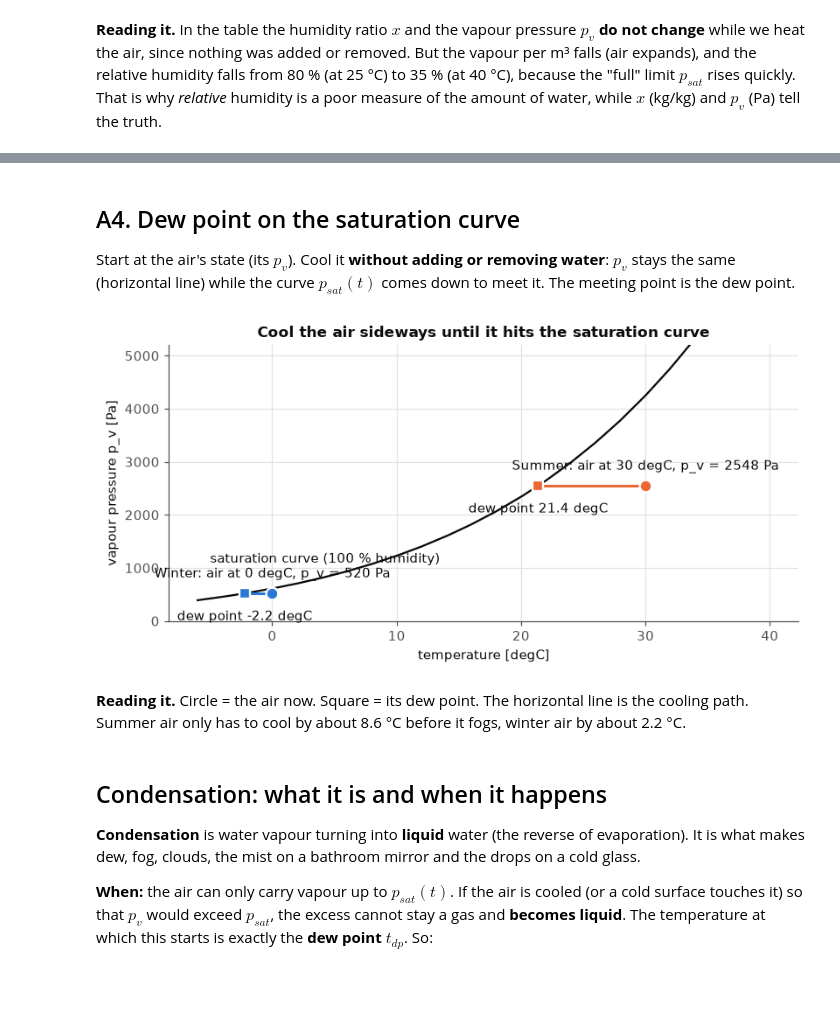
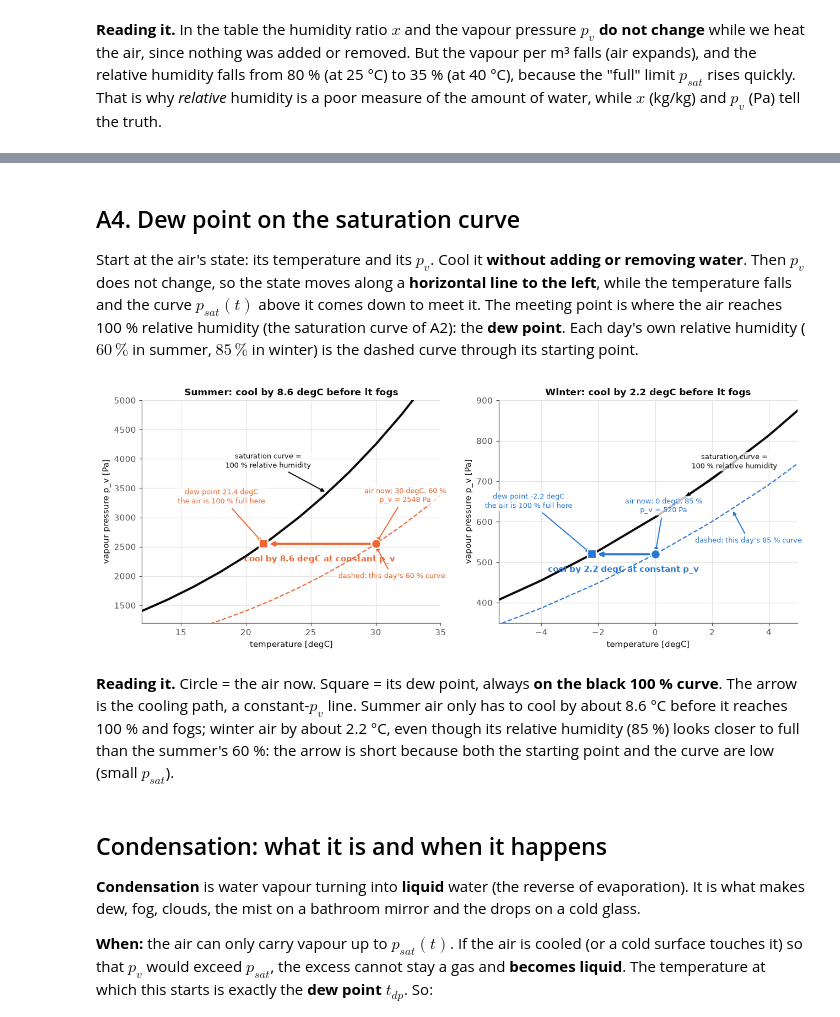
Before and after one commit to mariosakka/human-centric-ai-for-energy-management-labs, a Jupyter notebook: lab-2/explanation-notebooks/lab-2-plus-lecture-challenge/lab-2-in-depth.ipynb, the cells around one changed output, grey strips where cells are left out. Saved outputs shown, nothing was run; the diff lists cells and outputs as text; code cells hidden in the pictures; blank space fills up the shorter version.

Commit message:
Annotated correlation figures, 100 % humidity and air expansion explanations, acronyms, drop hand calculations
Co-Authored-By: Claude Sonnet 5.5 <noreply@anthropic.com>

```diff
--- a/lab-2/explanation-notebooks/lab-2-plus-lecture-challenge/lab-2-in-depth.ipynb
+++ b/lab-2/explanation-notebooks/lab-2-plus-lecture-challenge/lab-2-in-depth.ipynb
@@ -26,6 +45,20 @@ plt.rcParams.update({"axes.edgecolor": MUTED, "axes.labelcolor": INK, "xtick.col
                      "axes.grid": True, "grid.color": GRID, "grid.linewidth": 0.8, "axes.axisbelow": True,
                      "figure.dpi": 110, "font.size": 10, "axes.titlesize": 11, "axes.titleweight": "bold"})
 SUMMER, WINTER = ORANGE, BLUE      # fixed colours: orange = summer, blue = winter, in every chart
+
+from matplotlib.patches import Ellipse
+
+def ring(ax, x, y, size=24, color=INK):                      # circle around one point of interest
+    ax.plot(x, y, "o", ms=size, mfc="none", mec=color, mew=2, zorder=6, clip_on=False)
+
+def point(ax, xy, text, xytext, color=INK, ha="center"):     # text with an arrow pointing at xy
+    ax.annotate(text, xy, xytext=xytext, textcoords="offset points", color=color, fontsize=8.5, ha=ha, bbox=dict(fc="white", ec="none", alpha=0.75, pad=1),
+                arrowprops=dict(arrowstyle="-|>", color=color, lw=1.3, shrinkA=3, shrinkB=3), zorder=7)
+
+def blob(ax, xs, ys, color, padx, pady):                     # dashed oval around a group of points
+    xs, ys = np.asarray(xs, float), np.asarray(ys, float)
+    ax.add_patch(Ellipse(((xs.min() + xs.max()) / 2, (ys.min() + ys.max()) / 2), np.ptp(xs) * 1.45 + padx, np.ptp(ys) * 1.45 + pady,
+                         fill=False, ec=color, lw=2, ls="--", zorder=6))
 # %% [markdown]
 # Part A: Sheet 1, the moist-air (psychrometrics) challenge
 
@@ -212,25 +340,32 @@ x = rho_v/rho_a = 16.26 g/kg      formula 0.622*pv/(p-pv) = 16.26 g/kg   (same t
 # %% [markdown]
 ## A4. Dew point on the saturation curve
 
-Start at the air's state (its $p_v$). Cool it **without adding or removing water**: $p_v$ stays the same (horizontal line) while the curve $p_{sat}(t)$ comes down to meet it. The meeting point is the dew point.
+Start at the air's state: its temperature and its $p_v$. Cool it **without adding or removing water**. Then $p_v$ does not change, so the state moves along a **horizontal line to the left**, while the temperature falls and the curve $p_{sat}(t)$ above it comes down to meet it. The meeting point is where the air reaches 100 % relative humidity (the saturation curve of A2): the **dew point**. Each day's own relative humidity ($60\,\%$ in summer, $85\,\%$ in winter) is the dashed curve through its starting point.
 # %%
-fig, ax = plt.subplots(figsize=(7.5, 3.8))
-ax.plot(tt, p_sat(tt), color=INK, lw=1.5)
-ax.text(-5, 1100, "saturation curve (100 % humidity)", color=INK)
-for name, (t, phi), col in (("Summer", cases["Summer day"], SUMMER), ("Winter", cases["Winter day"], WINTER)):
-    pv = phi * p_sat(t); tdp = t_sat(pv)
-    ax.plot([tdp, t], [pv, pv], color=col, lw=2)                      # cooling at constant p_v
-    ax.plot(t, pv, "o", color=col, ms=9, mec="white", mew=1.5)         # current state
-    ax.plot(tdp, pv, "s", color=col, ms=8, mec="white", mew=1.5)       # dew point
-    ax.annotate(f"{name}: air at {t} degC, p_v = {pv:.0f} Pa", (t, pv), xytext=(0, 12), textcoords="offset points", ha="center", color=INK)
-    ax.annotate(f"dew point {tdp:.1f} degC", (tdp, pv), xytext=(0, -20), textcoords="offset points", ha="center", color=INK)
-ax.set_xlabel("temperature [degC]"); ax.set_ylabel("vapour pressure p_v [Pa]"); ax.set_ylim(0, 5200)
-ax.set_title("Cool the air sideways until it hits the saturation curve")
+fig, axs = plt.subplots(1, 2, figsize=(12, 4.6))
+zoom = {"Summer": ((12, 35), (1200, 5000), (-50, 48), (-70, 30)), "Winter": ((-5.5, 5), (350, 900), (-75, 55), (60, 35))}
+for ax, (name, (t, phi)), col in zip(axs, (("Summer", cases["Summer day"]), ("Winter", cases["Winter day"])), (SUMMER, WINTER)):
+    (x0, x1), (y0, y1), off_dp, off_curve = zoom[name]
+    pv = phi * p_sat(t); tdp = float(t_sat(pv))
+    ax.plot(tt, p_sat(tt), color=INK, lw=2.6)
+    ax.plot(tt, phi * p_sat(tt), color=col, lw=1.4, ls="--")                                     # curve of constant relative humidity
+    ax.annotate("", (tdp, pv), (t, pv), arrowprops=dict(arrowstyle="-|>", color=col, lw=2.6, shrinkA=7, shrinkB=7))   # cooling at constant p_v
+    ax.plot(t, pv, "o", color=col, ms=11, mec="white", mew=1.5, zorder=8)                        # current state
+    ax.plot(tdp, pv, "s", color=col, ms=10, mec="white", mew=1.5, zorder=8)                      # dew point, on the 100 % curve
+    ax.text((t + tdp) / 2, pv - 0.05 * (y1 - y0), f"cool by {t - tdp:.1f} degC at constant p_v", ha="center", va="top", color=col, fontweight="bold")
+    point(ax, (t, pv), f"air now: {t} degC, {phi*100:.0f} %\np_v = {pv:.0f} Pa", (35 if name == "Summer" else 10, 50), color=col)
+    point(ax, (tdp, pv), f"dew point {tdp:.1f} degC\nthe air is 100 % full here", off_dp, color=col)
+    xc = x0 + 0.62 * (x1 - x0)
+    point(ax, (xc, float(p_sat(xc))), "saturation curve =\n100 % relative humidity", off_curve, color=INK)
+    xd = x0 + 0.78 * (x1 - x0)
+    point(ax, (xd, phi * float(p_sat(xd))), f"dashed: this day's {phi*100:.0f} % curve", (20, -40), color=col)
+    ax.set_xlim(x0, x1); ax.set_ylim(y0, y1); ax.set_xlabel("temperature [degC]"); ax.set_ylabel("vapour pressure p_v [Pa]")
+    ax.set_title(f"{name}: cool by {t - tdp:.1f} degC before it fogs")
 plt.tight_layout(); plt.show()
 # %% [output]
-[figure, old version]
+[figure, new version]
 # %% [markdown]
-**Reading it.** Circle = the air now. Square = its dew point. The horizontal line is the cooling path. Summer air only has to cool by about 8.6 °C before it fogs, winter air by about 2.2 °C.
+**Reading it.** Circle = the air now. Square = its dew point, always **on the black 100 % curve**. The arrow is the cooling path, a constant-$p_v$ line. Summer air only has to cool by about 8.6 °C before it reaches 100 % and fogs; winter air by about 2.2 °C, even though its relative humidity (85 %) looks closer to full than the summer's 60 %: the arrow is short because both the starting point and the curve are low (small $p_{sat}$).
 # %% [markdown]
 ## Condensation: what it is and when it happens
 
```
Also changed, not shown: parts of 48 cells of this notebook, 3 other files.
